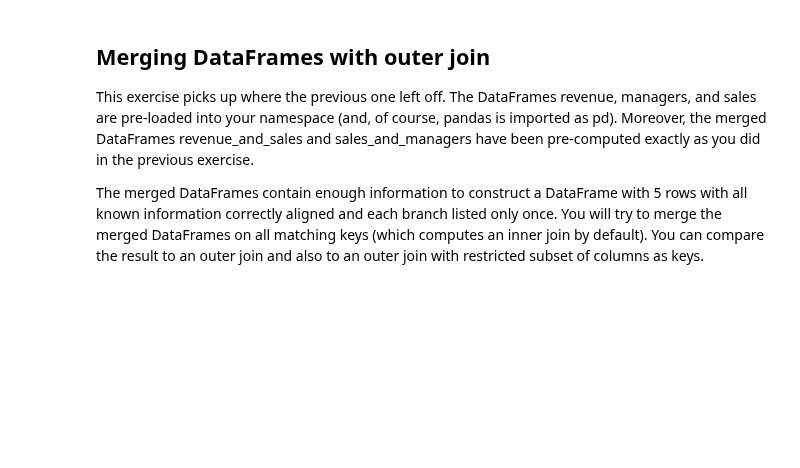
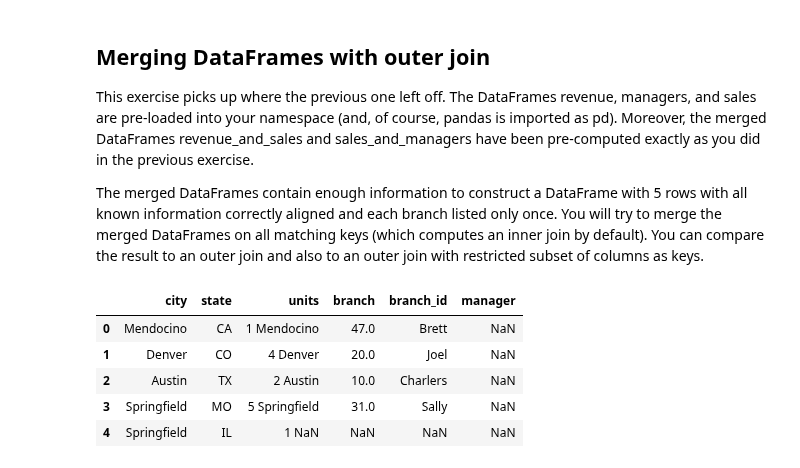
Before and after one commit to cyrsis/TensorflowPY36CPU, a Jupyter notebook: _1_PythonBasic/Pandas/MergingDataFramePandas.ipynb, the cells around one changed output. Saved outputs shown, nothing was run; the diff lists cells and outputs as text; code cells hidden in the pictures; blank space fills up the shorter version.

```diff
--- a/_1_PythonBasic/Pandas/MergingDataFramePandas.ipynb
+++ b/_1_PythonBasic/Pandas/MergingDataFramePandas.ipynb
@@ -1192,3 +1194,15 @@ KeyError: 'state'
 This exercise picks up where the previous one left off. The DataFrames revenue, managers, and sales are pre-loaded into your namespace (and, of course, pandas is imported as pd). Moreover, the merged DataFrames revenue_and_sales and sales_and_managers have been pre-computed exactly as you did in the previous exercise.
 
 The merged DataFrames contain enough information to construct a DataFrame with 5 rows with all known information correctly aligned and each branch listed only once. You will try to merge the merged DataFrames on all matching keys (which computes an inner join by default). You can compare the result to an outer join and also to an outer join with restricted subset of columns as keys.
+# %%
+#init
+
+sales_and_managers = pd.read_csv(path+'sales_and_managers.csv')
+sales_and_managers.head()
+# %% [output]
+|  | city | state | units | branch | branch_id | manager |
+| 0 | Mendocino | CA | 1 Mendocino | 47.0 | Brett | NaN |
+| 1 | Denver | CO | 4 Denver | 20.0 | Joel | NaN |
+| 2 | Austin | TX | 2 Austin | 10.0 | Charlers | NaN |
+| 3 | Springfield | MO | 5 Springfield | 31.0 | Sally | NaN |
+| 4 | Springfield | IL | 1 NaN | NaN | NaN | NaN |
```
Also changed, not shown: parts of 3 cells of this notebook, 2 other files.
